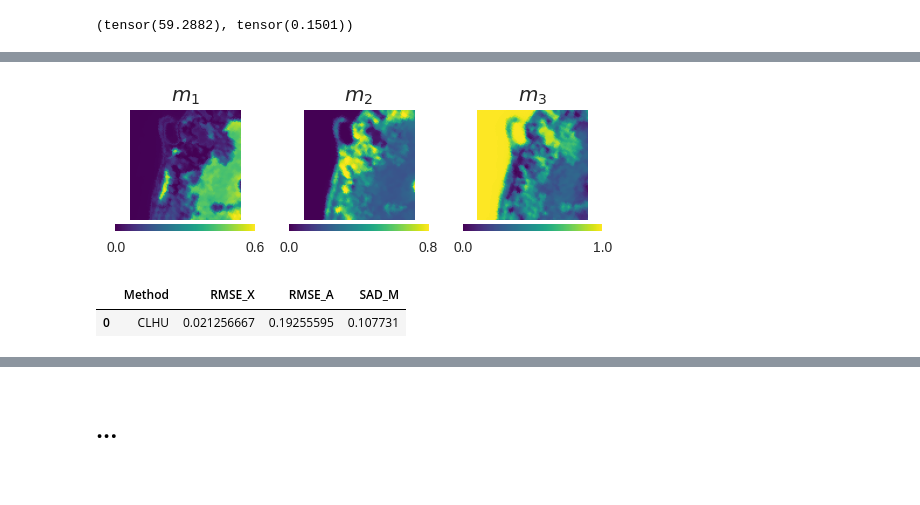
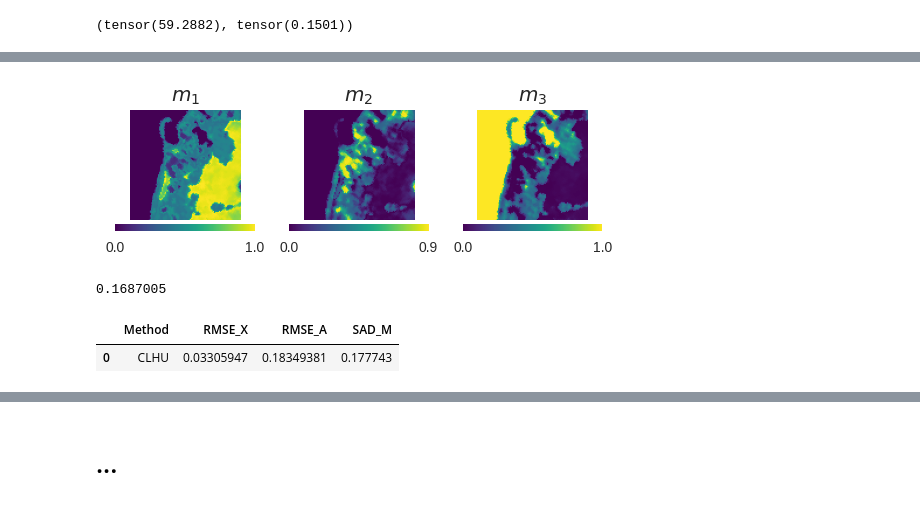
Before and after one commit to SolidusAbi/CLHU, a Jupyter notebook: notebooks/Samson/clhu.ipynb, the cells around one changed output, grey strips where cells are left out. Drawn from its saved outputs; the diff is of its cells as text; code cells hidden in the pictures.

```diff
--- a/notebooks/Samson/clhu.ipynb
+++ b/notebooks/Samson/clhu.ipynb
@@ -98,9 +305,11 @@ logit_endmember_init = vca_logit_endmember_init
 # %% [markdown]
 # Training
 # %%
-from utils import train
-from HySpecLab.unmixing import ContrastiveUnmixing
+# from utils import train
+# from HySpecLab.unmixing import ContrastiveUnmixing
 
 n_bands = dataset.n_bands
-model = ContrastiveUnmixing(n_bands, n_endmembers, endmember_init=logit_endmember_init)
-train(model, n_endmembers, dataset, n_batchs=50, n_epochs=50, lr=1e-3, similarity_weight=1, simplex_weight=1e-2)
+# model = ContrastiveUnmixing(n_bands, n_endmembers, endmember_init=logit_endmember_init)
+model = ContrastiveUnmixing(n_bands, n_endmembers, endmember_init=logit_endmember_init, sparsity=4)
+# model = ContrastiveUnmixing(n_bands, n_endmembers, endmember_init=logit_endmember_init, sparsity=3)
+train(model, n_endmembers, dataset, n_batchs=50, n_epochs=50, lr=1e-3, similarity_weight=1, sparse_weight=0)
@@ -170,14 +395,15 @@ plt.show(fig)
 # %%
 from torch.nn.functional import softmax
 test = softmax(model.A.detach(), dim=1).cpu().numpy().reshape(dataset.n_row, dataset.n_col, -1)
 
-fig = show_abundance(test, transpose=False)
+fig = show_abundance(test, transpose=False, cmap='viridis')
 plt.show(fig)
 
 # fig.savefig(os.path.join(result_path, 'clhu/imgs/A_clhu_estimation.png'), dpi=300, bbox_inches='tight')
 # %% [output]
-[figure, old version]
+[figure, new version]
 # %%
+model.eval()
 X_true = dataset.A @ dataset.endmembers()
 # X_true = dataset.X
 X_hat = model(dataset.X).detach().cpu()
@@ -192,13 +418,15 @@ df['Method'] = ['CLHU']
 df['RMSE_X'] = [rmse(X_true, X_hat, dim=None).numpy()]
 df['RMSE_A'] = [rmse(dataset.A, A_hat, dim=None).numpy()]
 
-# sad_result = sad(M_hat, dataset.endmembers()).numpy()
-sad_result = sad(_M_hat, dataset.endmembers()).numpy()
+sad_result = sad(M_hat, dataset.endmembers()).numpy()
+# sad_result = sad(_M_hat, dataset.endmembers()).numpy()
 
 df['SAD_M'] = np.diagonal(sad_result).mean()
 
 # df.to_csv(os.path.join(result_path, 'clhu/metrics.csv'), index=False)
+print(np.diagonal(sad(_M_hat, dataset.endmembers()).numpy()).mean())
 df
 # %% [output]
+0.1687005
 |  | Method | RMSE_X | RMSE_A | SAD_M |
-| 0 | CLHU | 0.021256667 | 0.19255595 | 0.107731 |
+| 0 | CLHU | 0.03305947 | 0.18349381 | 0.177743 |
```
Also changed, not shown: parts of 14 cells of this notebook, 7 other files.
